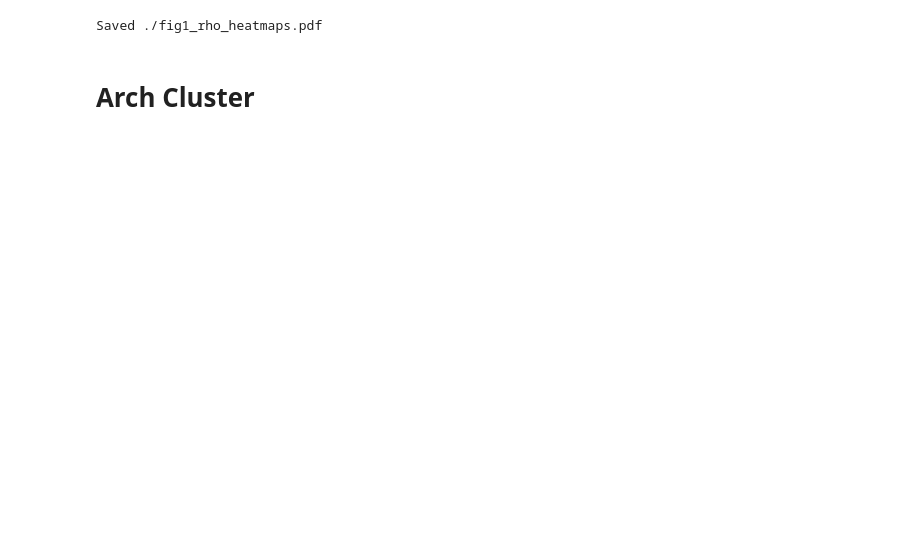
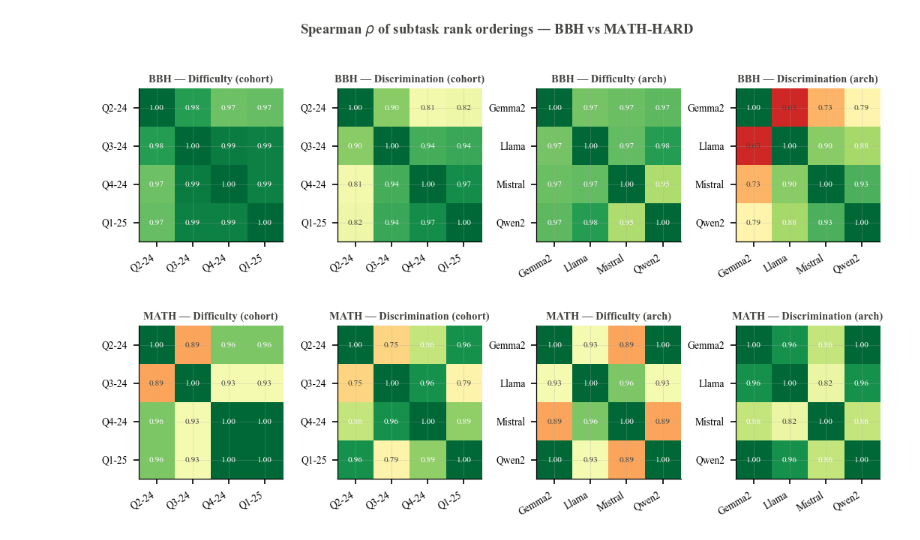
Before and after one commit to ericxu10101/stanford-cs321m-project, a Jupyter notebook: notebooks/p3_post_analysis.ipynb, the cells around one changed output. Drawn from its saved outputs; the diff is of its cells as text; code cells hidden in the pictures; blank space fills up the shorter version.

```diff
--- a/notebooks/p3_post_analysis.ipynb
+++ b/notebooks/p3_post_analysis.ipynb
@@ -219,8 +271,6 @@ def fig1_rho_heatmaps(results: dict, save=False):
         plt.close()
         print(f'Saved {path}')
 # %%
-fig1_rho_heatmaps(results, save=True)
+fig1_rho_heatmaps(results, save=False)
 # %% [output]
-Saved ./fig1_rho_heatmaps.pdf
+[figure, added]
-# %% [markdown]
-# Arch Cluster
```
Also changed, not shown: parts of 24 cells of this notebook, 4 other files.
